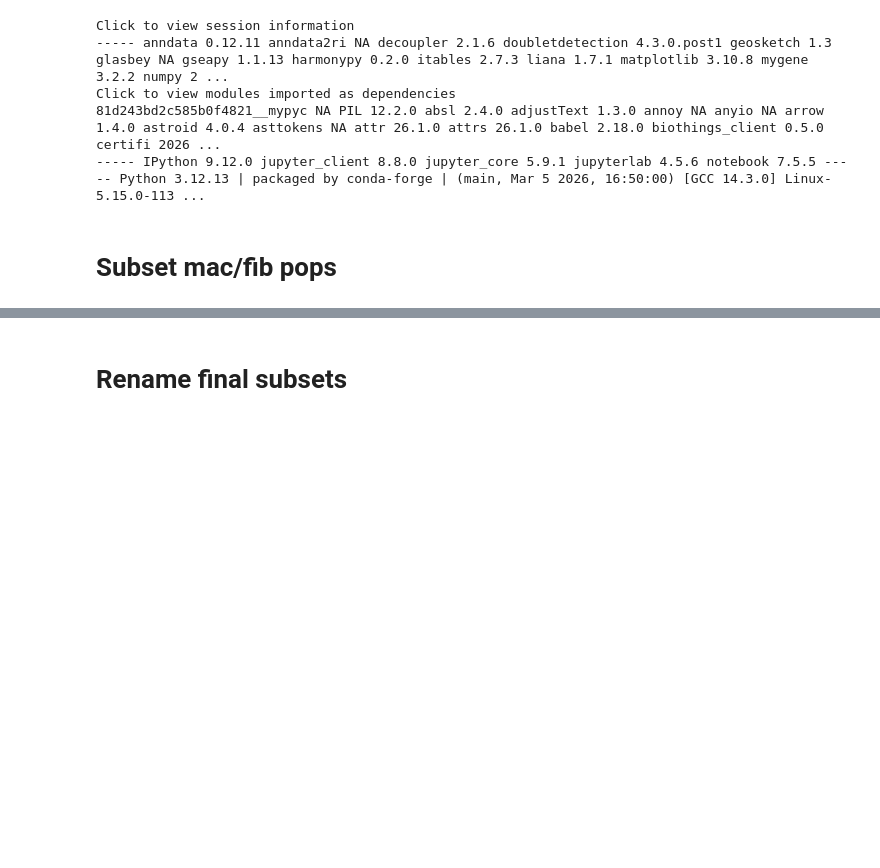
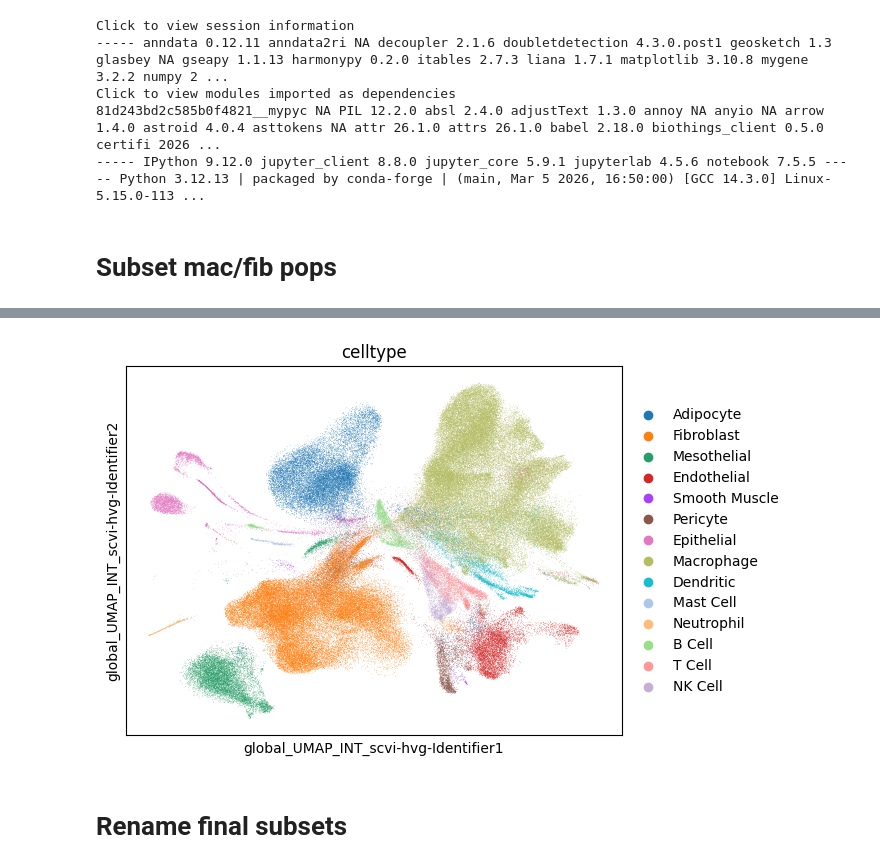
Before and after one commit to ethanhung11/spatial_seq, a Jupyter notebook: src/notebooks/single_cell/2.0-recombine_subsets.ipynb, the cells around one changed output, grey strips where cells are left out. Saved outputs shown, nothing was run; the diff lists cells and outputs as text; code cells hidden in the pictures; blank space fills up the shorter version.

```diff
--- a/src/notebooks/single_cell/2.0-recombine_subsets.ipynb
+++ b/src/notebooks/single_cell/2.0-recombine_subsets.ipynb
@@ -90,5 +108,7 @@ order_obs(adata, "celltype_hires", np.sort(adata.obs["celltype_hires"].unique())
 # %%
-sc.pl.embedding(adata, "UMAP_INT_harmony-macro_PCA-hvg-2000-Dataset", "leiden_macro_0.4")
+sc.pl.embedding(adata, "global_UMAP_INT_scvi-hvg-Identifier", color="celltype")
+# %% [output]
+[figure, added]
 # %% [markdown]
 # Rename final subsets
 # %%
```
Also changed, not shown: parts of 4 cells of this notebook, 4 other files.
